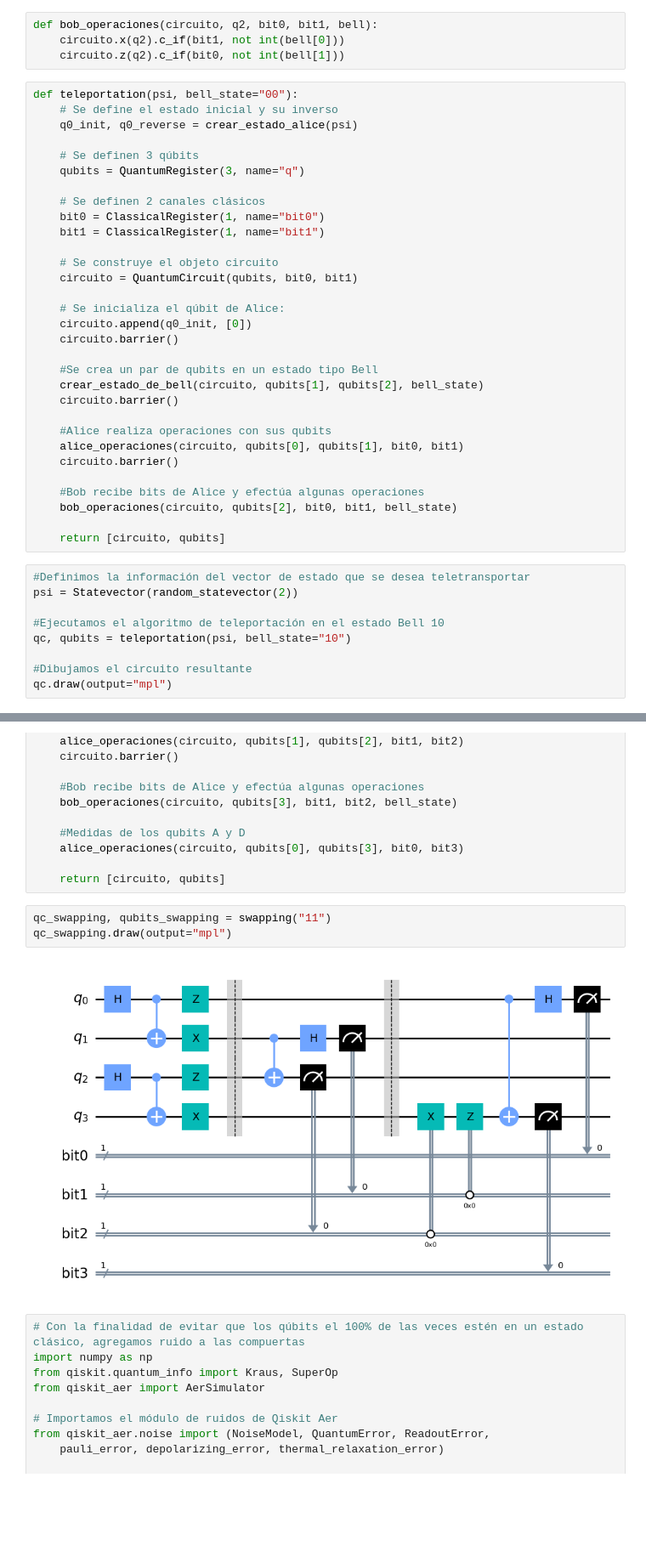
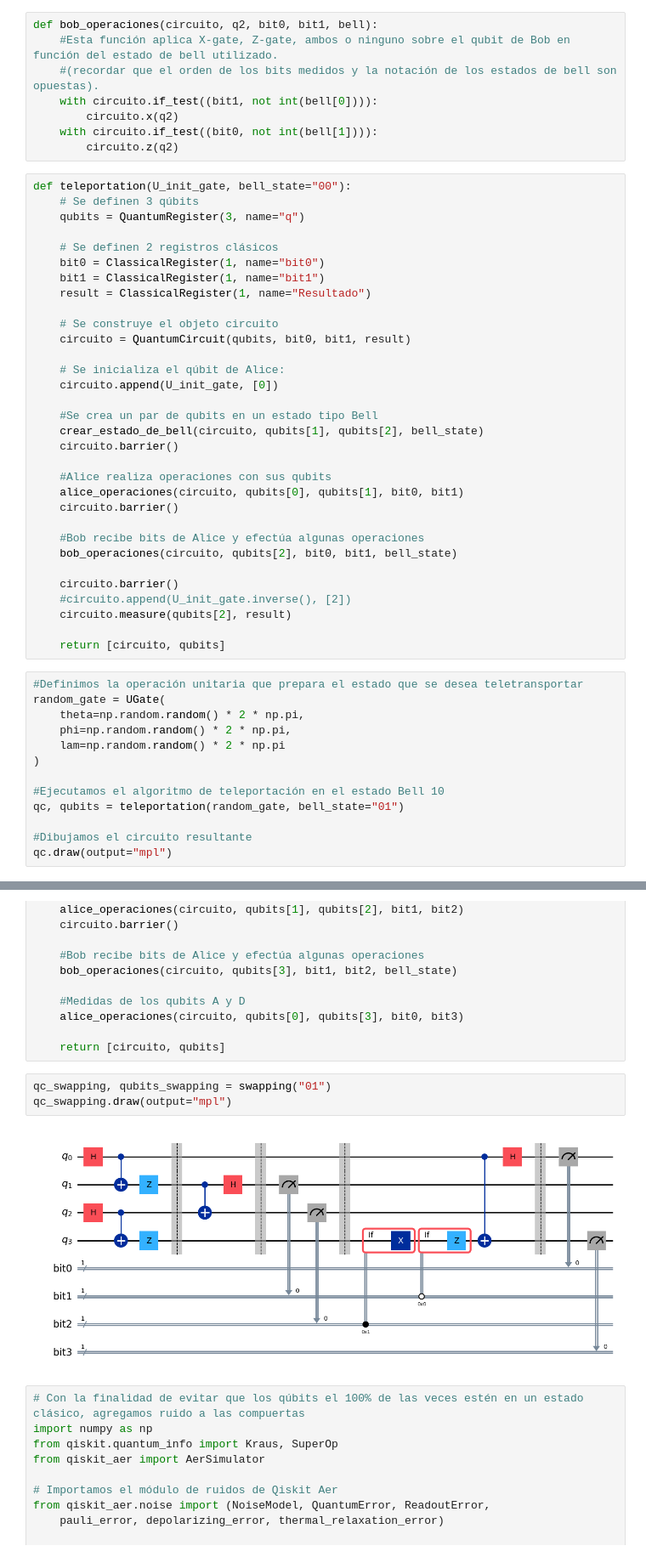
Before and after one commit to LuisMi1245/Protocolo_Swapping_QISKIT, a Jupyter notebook: Protocolo_Swapping/Swapping_Teletransporte_Estados_Werner.ipynb, the cells around one changed output, grey strips where cells are left out. Shown at 85% size. Cells and saved outputs as stored; diff of their text form; blank space fills up the shorter version.

```diff
--- a/Protocolo_Swapping/Swapping_Teletransporte_Estados_Werner.ipynb
+++ b/Protocolo_Swapping/Swapping_Teletransporte_Estados_Werner.ipynb
@@ -56,27 +32,28 @@ def alice_operaciones(circuito, q0, q1, bit0, bit1):
     circuito.measure(q0, bit0)
     circuito.measure(q1, bit1)
-# %%
-def bob_operaciones(circuito, q2, bit0, bit1, bell):
-    circuito.x(q2).c_if(bit1, not int(bell[0]))
-    circuito.z(q2).c_if(bit0, not int(bell[1]))
+# %%
+def bob_operaciones(circuito, q2, bit0, bit1, bell):
+    #Esta función aplica X-gate, Z-gate, ambos o ninguno sobre el qubit de Bob en función del estado de bell utilizado.
+    #(recordar que el orden de los bits medidos y la notación de los estados de bell son opuestas).
+    with circuito.if_test((bit1, not int(bell[0]))):
+        circuito.x(q2)
+    with circuito.if_test((bit0, not int(bell[1]))):
+        circuito.z(q2)
 # %%
-def teleportation(psi, bell_state="00"):
-    # Se define el estado inicial y su inverso
-    q0_init, q0_reverse = crear_estado_alice(psi)
-
+def teleportation(U_init_gate, bell_state="00"):
     # Se definen 3 qúbits
     qubits = QuantumRegister(3, name="q")
 
-    # Se definen 2 canales clásicos
+    # Se definen 2 registros clásicos
     bit0 = ClassicalRegister(1, name="bit0")
     bit1 = ClassicalRegister(1, name="bit1")
+    result = ClassicalRegister(1, name="Resultado")
 
     # Se construye el objeto circuito
-    circuito = QuantumCircuit(qubits, bit0, bit1)
+    circuito = QuantumCircuit(qubits, bit0, bit1, result)
 
     # Se inicializa el qúbit de Alice:
-    circuito.append(q0_init, [0])
-    circuito.barrier()
+    circuito.append(U_init_gate, [0])
 
     #Se crea un par de qubits en un estado tipo Bell
     crear_estado_de_bell(circuito, qubits[1], qubits[2], bell_state)
@@ -89,13 +66,21 @@ def teleportation(psi, bell_state="00"):
     #Bob recibe bits de Alice y efectúa algunas operaciones
     bob_operaciones(circuito, qubits[2], bit0, bit1, bell_state)
 
+    circuito.barrier()
+    #circuito.append(U_init_gate.inverse(), [2])
+    circuito.measure(qubits[2], result)
+
     return [circuito, qubits]
 # %%
-#Definimos la información del vector de estado que se desea teletransportar
-psi = Statevector(random_statevector(2))
+#Definimos la operación unitaria que prepara el estado que se desea teletransportar
+random_gate = UGate(
+    theta=np.random.random() * 2 * np.pi,
+    phi=np.random.random() * 2 * np.pi,
+    lam=np.random.random() * 2 * np.pi
+)
 
 #Ejecutamos el algoritmo de teleportación en el estado Bell 10
-qc, qubits = teleportation(psi, bell_state="10")
+qc, qubits = teleportation(random_gate, bell_state="01")
 
 #Dibujamos el circuito resultante
 qc.draw(output="mpl")
@@ -146,10 +143,10 @@ def swapping(bell_state):
 
     return [circuito, qubits]
 # %%
-qc_swapping, qubits_swapping = swapping("11")
+qc_swapping, qubits_swapping = swapping("01")
 qc_swapping.draw(output="mpl")
 # %% [output]
-[figure, old version]
+[figure, new version]
 # %%
 # Con la finalidad de evitar que los qúbits el 100% de las veces estén en un estado clásico, agregamos ruido a las compuertas
 import numpy as np
```
Also changed, not shown: parts of 11 cells of this notebook, 20 other files.
